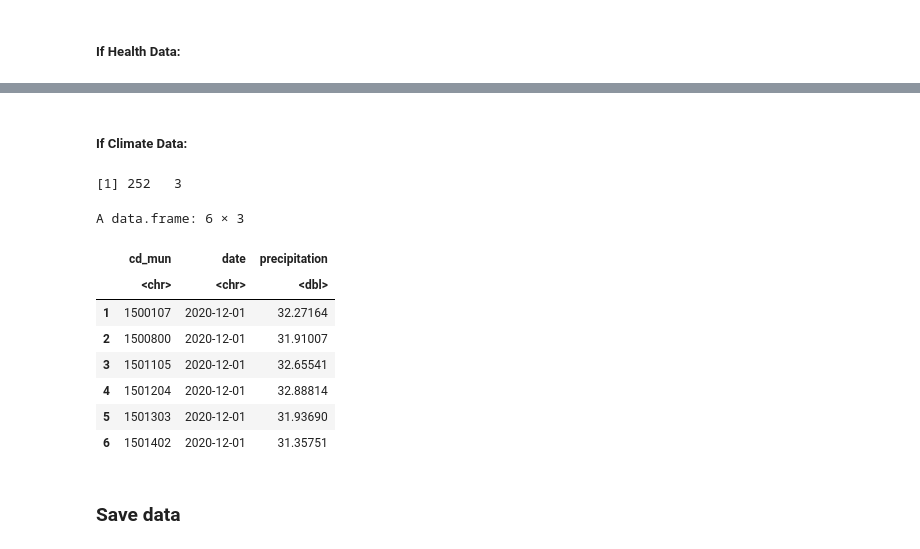
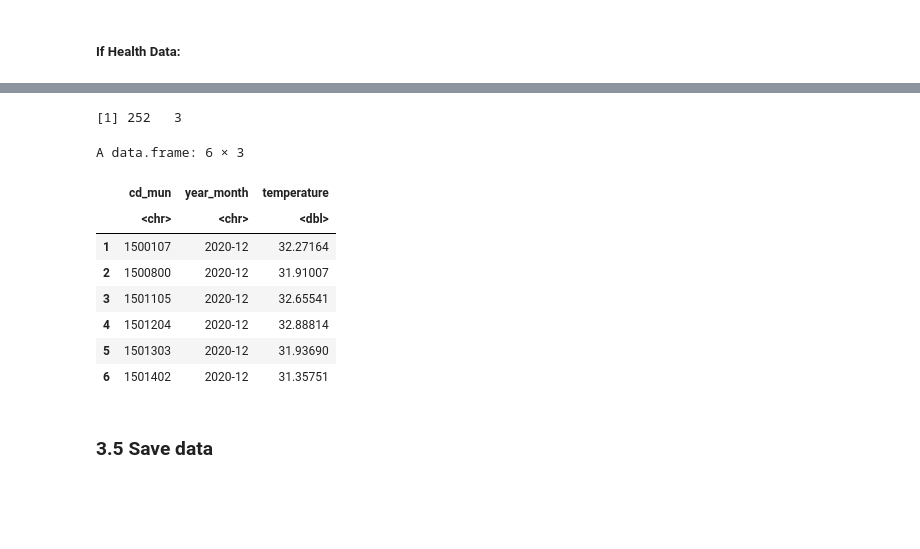
Before and after one commit to Harmonize-Brazil/annual-meeting-bdclab-demo, a Jupyter notebook: 1.compute_health_and_climate_csv.ipynb, the cells around one changed output, grey strips where cells are left out. Drawn from its saved outputs; the diff is of its cells as text; code cells hidden in the pictures; blank space fills up the shorter version.

```diff
--- a/1.compute_health_and_climate_csv.ipynb
+++ b/1.compute_health_and_climate_csv.ipynb
@@ -212,29 +167,43 @@ A data.frame: 6 × 3
-# %% [markdown]
-##### If Climate Data:
-# %%
-DATA_TYPE <- "precipitation"
-# DATA_TYPE <- "temperature"
-
-
-final_df <- do.call(rbind, dfs) %>%
-  dplyr::select(CD_MUN, date, value) %>%
-  rename(cd_mun = CD_MUN, !!DATA_TYPE := value)
-
-dim(final_df)
-head(final_df)
-# %% [output]
-[1] 252   3
-A data.frame: 6 × 3
-|  | cd_mun | date | precipitation |
-|  | <chr> | <chr> | <dbl> |
-| 1 | 1500107 | 2020-12-01 | 32.27164 |
-| 2 | 1500800 | 2020-12-01 | 31.91007 |
-| 3 | 1501105 | 2020-12-01 | 32.65541 |
-| 4 | 1501204 | 2020-12-01 | 32.88814 |
-| 5 | 1501303 | 2020-12-01 | 31.93690 |
-| 6 | 1501402 | 2020-12-01 | 31.35751 |
+# %%
+# DATA_TYPE <- "health"
+DATA_TYPE <- "climate"
+
+# COLUMN_NAME <- "dengue"
+# COLUMN_NAME <- "zika"
+# COLUMN_NAME <- "precipitation"
+COLUMN_NAME <- "temperature"
+
+# ------------------------------------
+
+# rbind dataframes
+rbind_dfs <- do.call(rbind, dfs)
+
+# Select columns and rename if data is climate or health
+if (DATA_TYPE == "health") {
+  final_df <- rbind_dfs %>%
+    select(cod, year_month, value) %>%
+    rename(cd_mun = cod, !!COLUMN_NAME := value)
+} else if (DATA_TYPE == "climate") {
+  final_df <- rbind_dfs %>%
+    select(CD_MUN, year_month, value) %>%
+    rename(cd_mun = CD_MUN, !!COLUMN_NAME := value)
+}
+
+dim(final_df)
+head(final_df)
+# %% [output]
+[1] 252   3
+A data.frame: 6 × 3
+|  | cd_mun | year_month | temperature |
+|  | <chr> | <chr> | <dbl> |
+| 1 | 1500107 | 2020-12 | 32.27164 |
+| 2 | 1500800 | 2020-12 | 31.91007 |
+| 3 | 1501105 | 2020-12 | 32.65541 |
+| 4 | 1501204 | 2020-12 | 32.88814 |
+| 5 | 1501303 | 2020-12 | 31.93690 |
+| 6 | 1501402 | 2020-12 | 31.35751 |
 # %% [markdown]
-### Save data
+### 3.5 Save data
 # %%
 FINAL_CSV_NAME <- "data_denguecases_months_2020.csv"
 
```
Also changed, not shown: parts of 14 cells of this notebook, 4 other files.
